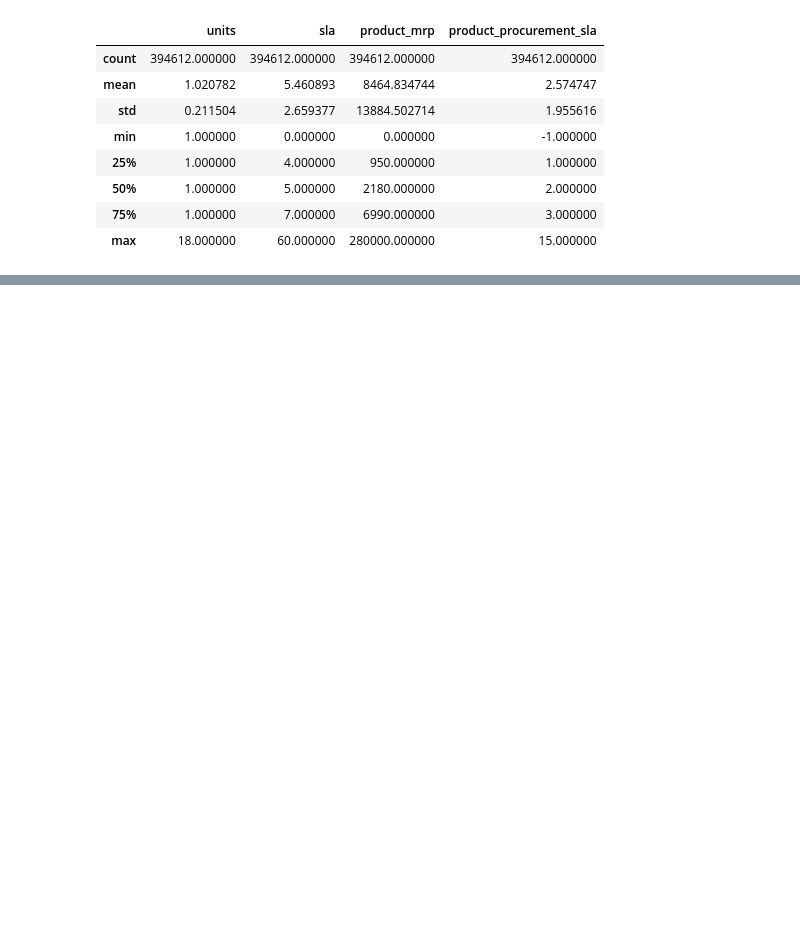
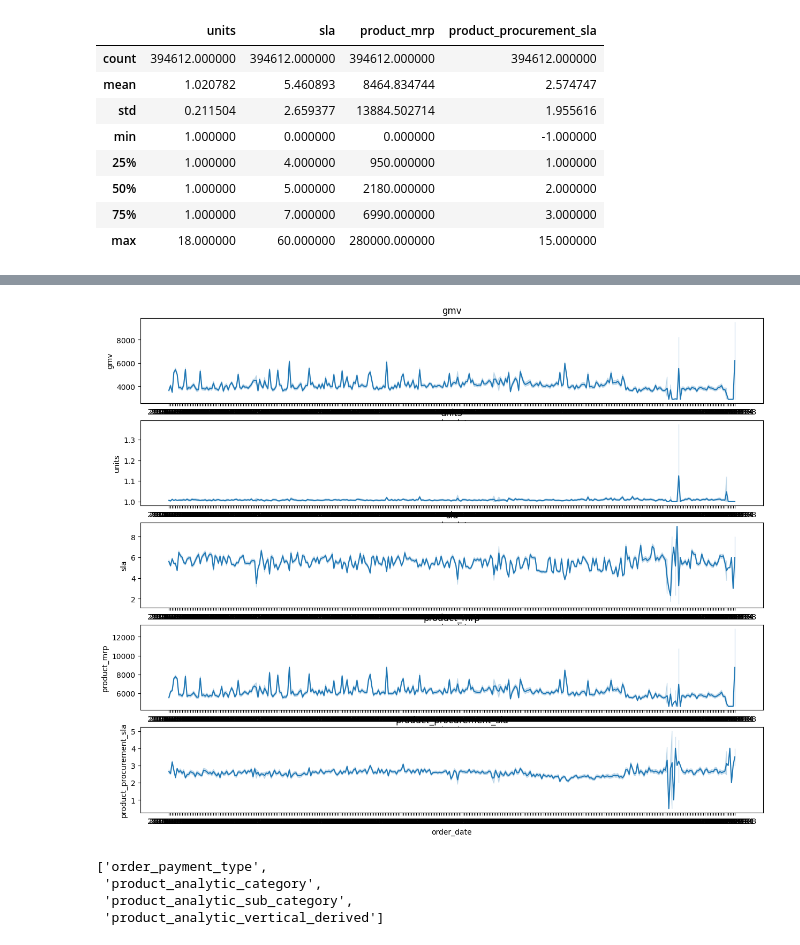
Before and after one commit to PrajsPrabs/UpgradBACaseStudy, a Jupyter notebook: EComm1.ipynb, the cells around one changed output, grey strips where cells are left out. Cells and saved outputs as stored; diff of their text form; code cells hidden in the pictures; blank space fills up the shorter version.

```diff
--- a/EComm1.ipynb
+++ b/EComm1.ipynb
@@ -543,0 +543,10 @@ sns.lineplot(x=EleData2['order_date'],y=EleData2['product_mrp'])
+# %%
+plt.figure(figsize=(15, 12))
+x=1
+for i in num:
+  plt.subplot(5,1,x)
+  plt.title(i)
+  sns.lineplot(x=EleData2['order_date'],y=EleData2[i])
+  x=x+1
+# %% [output]
+[figure, added]
@@ -543,0 +557,7 @@ sns.lineplot(x=EleData2['order_date'],y=EleData2['product_mrp'])
+# %%
+obj
+# %% [output]
+['order_payment_type',
+ 'product_analytic_category',
+ 'product_analytic_sub_category',
+ 'product_analytic_vertical_derived']
```
Also changed, not shown: parts of 16 cells of this notebook.
